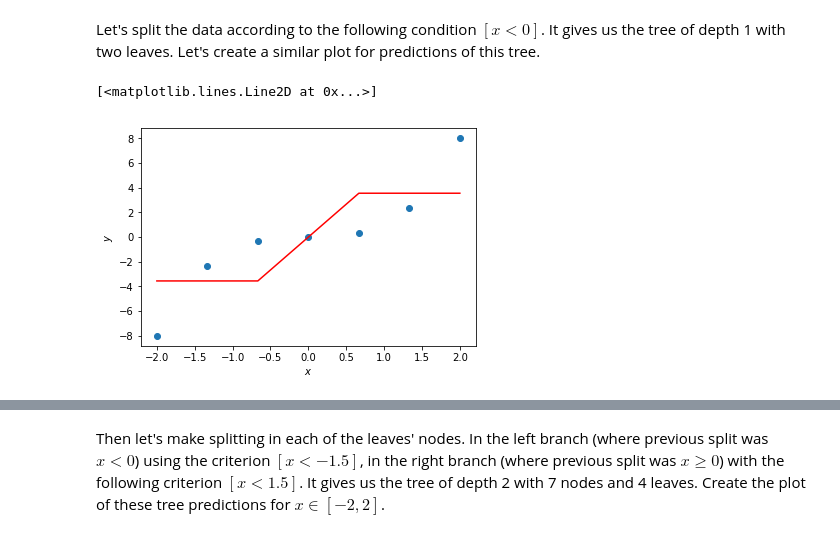
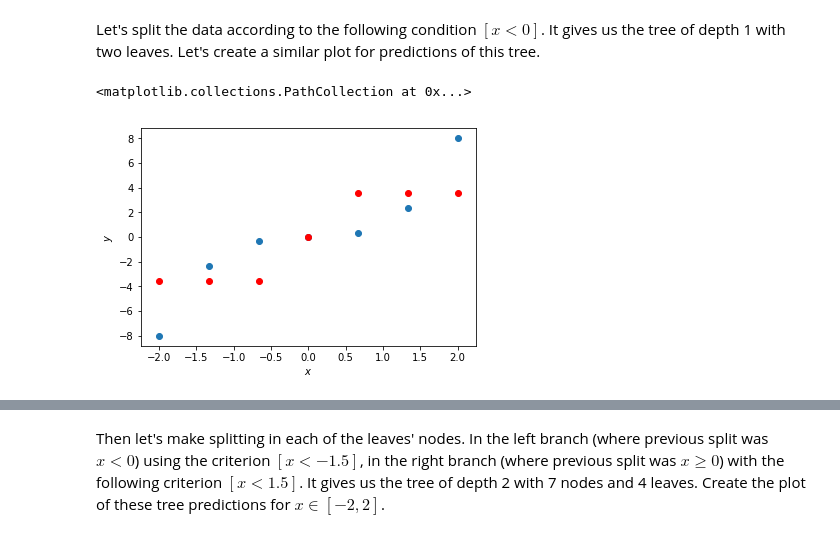
Before and after one commit to kazimanil/mlcourse.ai, a Jupyter notebook: mlcourse_3/mlcourse_3.ipynb, the cells around one changed output, grey strips where cells are left out. Drawn from its saved outputs; the diff is of its cells as text; code cells hidden in the pictures.

```diff
--- a/mlcourse_3/mlcourse_3.ipynb
+++ b/mlcourse_3/mlcourse_3.ipynb
@@ -49,11 +39,11 @@ Let's split the data according to the following condition $[x < 0]$. It gives us
 # %%
 y_hat = pd.DataFrame({'X' : X,
                       'y_hat' : np.append(np.append(np.repeat(y[y < 0].mean(),3), [0.0]), np.repeat(y[y > 0].mean(), 3))
                      })
 plt.scatter(X, y)
 plt.xlabel(r'$x$')
 plt.ylabel(r'$y$')
-plt.plot(y_hat['X'], y_hat['y_hat'], color = 'red')
+plt.scatter(y_hat['X'], y_hat['y_hat'], color = 'red')
 # %% [output]
-[<matplotlib.lines.Line2D at 0x...>]
+<matplotlib.collections.PathCollection at 0x...>
-[figure, old version]
+[figure, new version]
```
Also changed, not shown: parts of 8 cells of this notebook.
